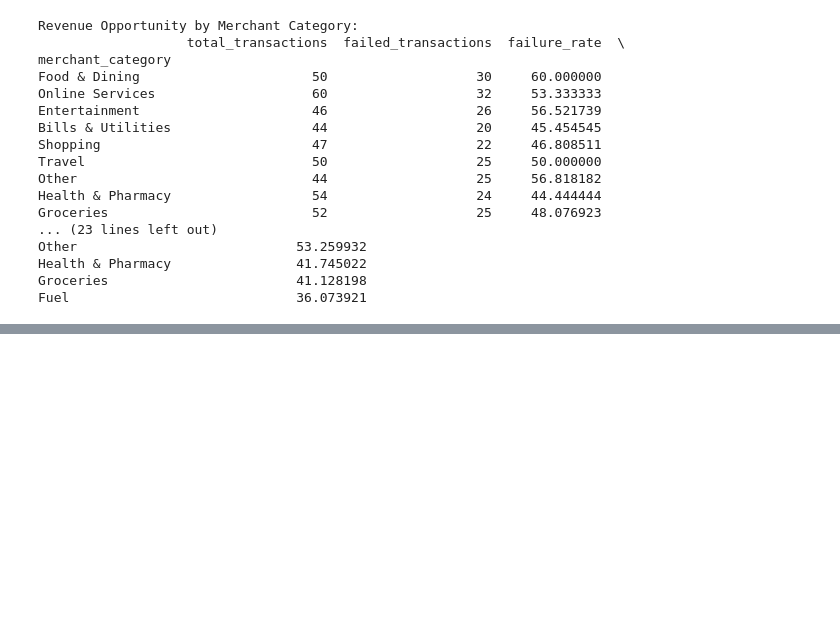
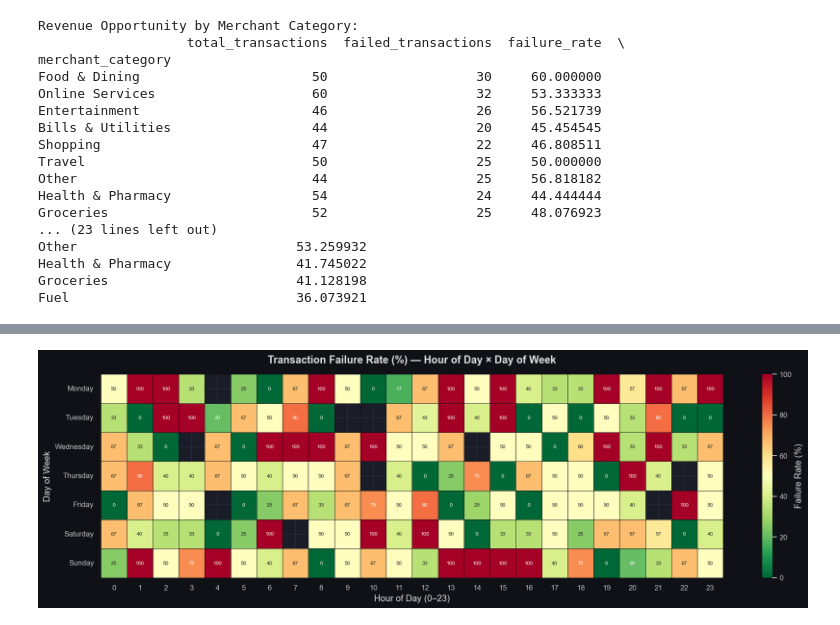
Before and after one commit to kalviumcommunity/SW70-Data-Product-Development-Fintech-Payment-Insights, a Jupyter notebook: notebook/01_upi_data_exploration.ipynb, the cells around one changed output, grey strips where cells are left out. Drawn from its saved outputs; the diff is of its cells as text; code cells hidden in the pictures; blank space fills up the shorter version.

```diff
--- a/notebook/01_upi_data_exploration.ipynb
+++ b/notebook/01_upi_data_exploration.ipynb
@@ -1278,0 +1455,37 @@ Fuel                             36.073921
+# %%
+# ── Section C-2: Heatmap — Failure Rate by Hour × Day of Week ────────────
+
+day_order = ['Monday', 'Tuesday', 'Wednesday', 'Thursday', 'Friday', 'Saturday', 'Sunday']
+
+pivot = (
+    final_payment_dataset
+    .groupby(['day_of_week', 'transaction_hour'])['payment_status']
+    .apply(lambda x: (x == 'Failed').sum() / len(x) * 100)
+    .unstack()
+    .reindex(day_order)
+)
+
+fig, ax = plt.subplots(figsize=(16, 5))
+sns.heatmap(
+    pivot,
+    cmap='RdYlGn_r',
+    annot=True,
+    fmt='.0f',
+    linewidths=0.5,
+    linecolor='#0f1117',
+    ax=ax,
+    vmin=0, vmax=100,
+    cbar_kws={'label': 'Failure Rate (%)'},
+    annot_kws={'size': 7},
+)
+ax.set_title('Transaction Failure Rate (%) — Hour of Day × Day of Week',
+             fontweight='bold', pad=15)
+ax.set_xlabel('Hour of Day (0–23)')
+ax.set_ylabel('Day of Week')
+
+plt.tight_layout()
+plt.savefig('data/processed/chart_heatmap_hour_day.png', bbox_inches='tight',
+            facecolor=fig.get_facecolor())
+plt.show()
+# %% [output]
+[figure, added]
```
Also changed, not shown: parts of 13 cells of this notebook, 11 other files.
